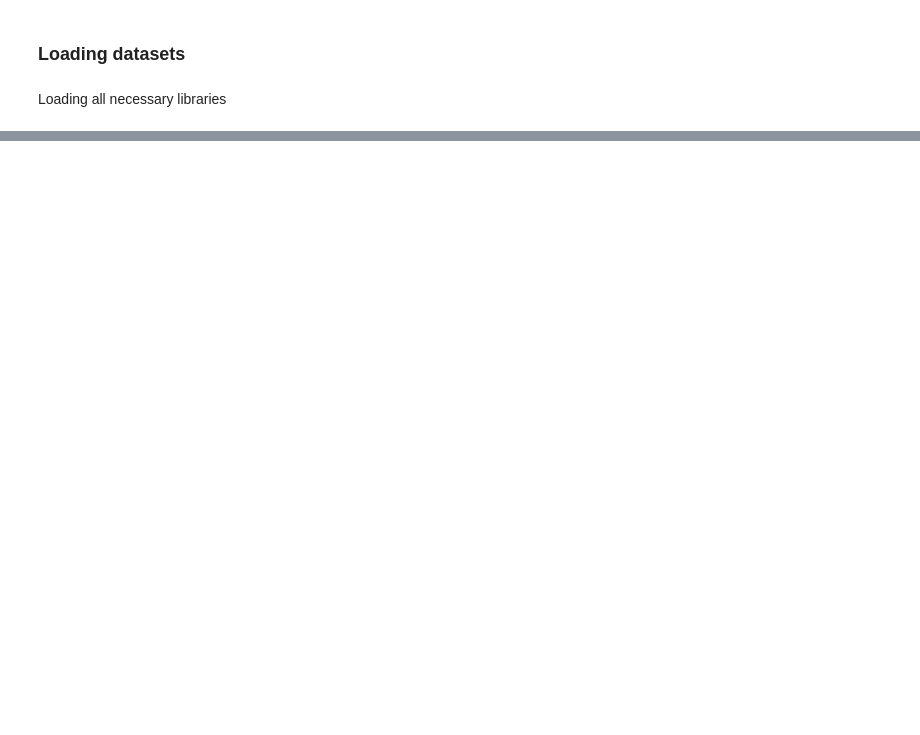
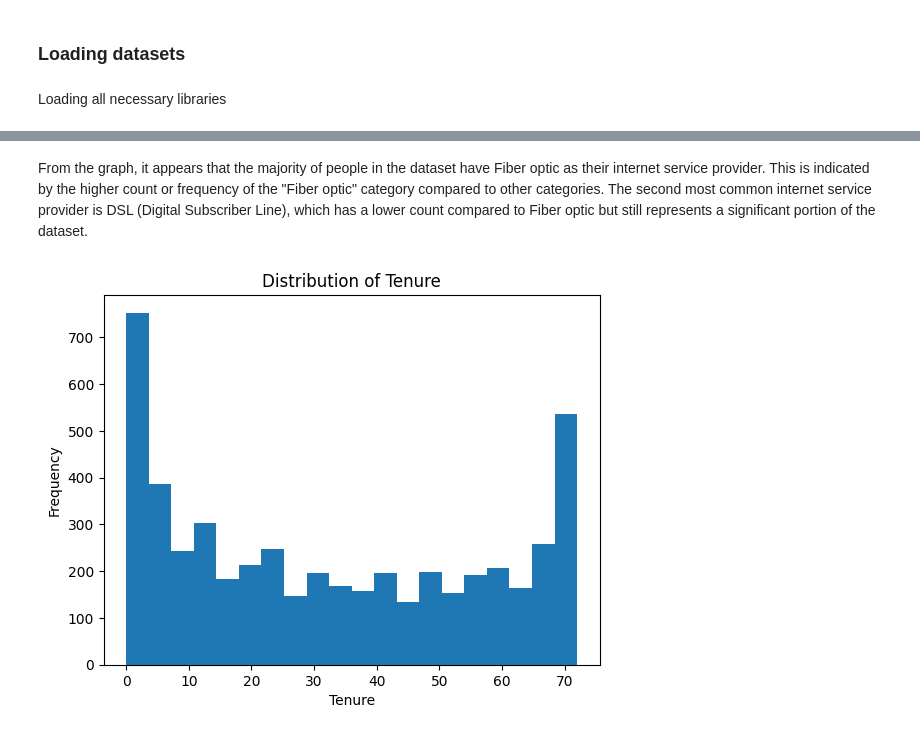
Before and after one commit to Phannsi/ML-Project-to-predict-Customer-Churn, a Jupyter notebook: Jupyter notebook.ipynb, the cells around one changed output, grey strips where cells are left out. Cells and saved outputs as stored; diff of their text form; code cells hidden in the pictures; blank space fills up the shorter version.

```diff
--- a/Jupyter notebook.ipynb
+++ b/Jupyter notebook.ipynb
@@ -26,0 +340,12 @@ Note: you may need to restart the kernel to use updated packages.
+# %% [markdown]
+From the graph, it appears that the majority of people in the dataset have Fiber optic as their internet service provider. This is indicated by the higher count or frequency of the "Fiber optic" category compared to other categories.
+The second most common internet service provider is DSL (Digital Subscriber Line), which has a lower count compared to Fiber optic but still represents a significant portion of the dataset.
+# %%
+# Plot a histogram for 'tenure'
+plt.hist(train['tenure'], bins=20)
+plt.xlabel('Tenure')
+plt.ylabel('Frequency')
+plt.title('Distribution of Tenure')
+plt.show()
+# %% [output]
+[figure, added]
```
Also changed, not shown: parts of 44 cells of this notebook.
